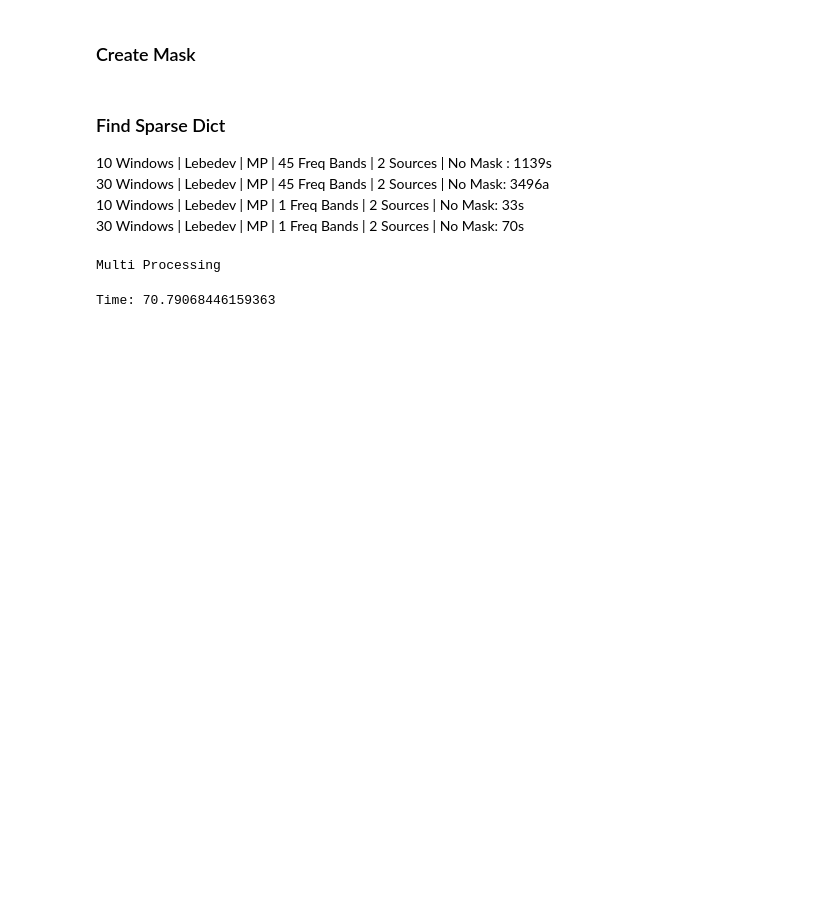
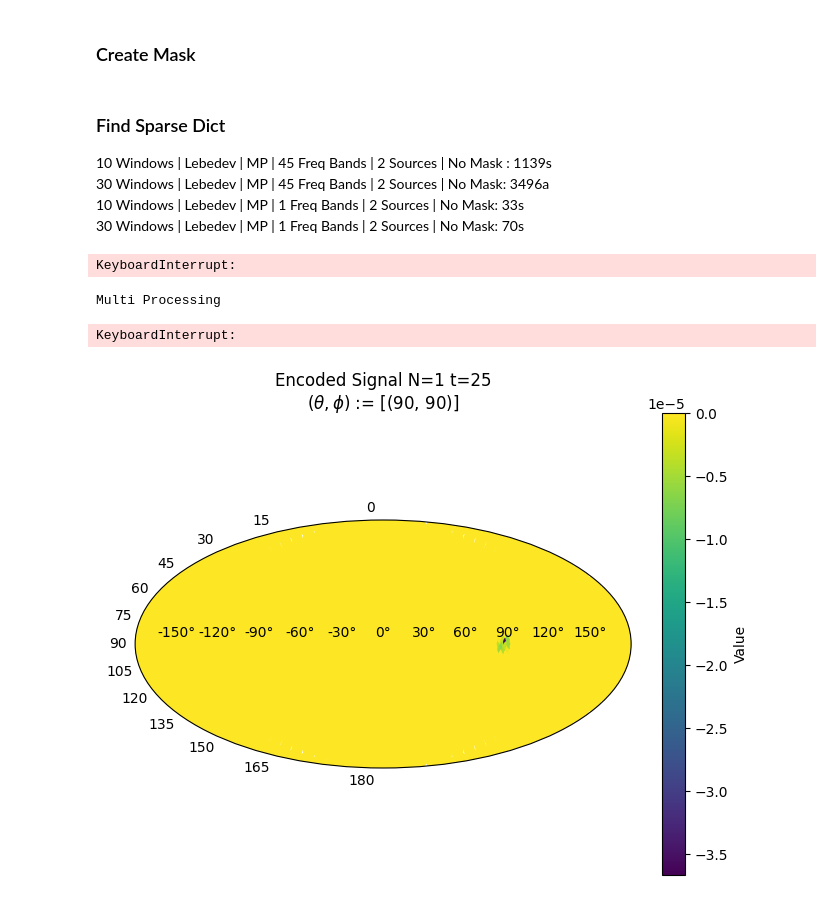
Before and after one commit to Amitmils/AmbisonicUpscaling, a Jupyter notebook: run_script.ipynb, the cells around one changed output. Saved outputs shown, nothing was run; the diff lists cells and outputs as text; code cells hidden in the pictures; blank space fills up the shorter version.

```diff
--- a/run_script.ipynb
+++ b/run_script.ipynb
@@ -86,12 +83,24 @@ else:
 30 Windows | Lebedev | MP | 45 Freq Bands | 2 Sources | No Mask: 3496a \
 10 Windows | Lebedev | MP | 1 Freq Bands | 2 Sources | No Mask:  33s \
 30 Windows | Lebedev | MP | 1 Freq Bands | 2 Sources | No Mask:  70s
+# %%
+Y_p = utils.create_sh_matrix(input_order, zen=sound_field.P_th, azi=sound_field.P_ph)
+opt = optimizer(Y_p, alpha=1, method=GD_OPT_METHOD)
+start = time.time()
+sound_field.get_sparse_dict_v2(opt,mask,multi_processing=True) #single processing progress bar doesnt work
+print(f"Time: {time.time()-start}")
+# %% [output]
+KeyboardInterrupt:
 # %%
 Y_p = utils.create_sh_matrix(input_order, zen=sound_field.P_th, azi=sound_field.P_ph)
 opt = optimizer(Y_p, alpha=1, method=GD_OPT_METHOD)
 start = time.time()
-s_dict_subbands = sound_field.get_sparse_dict(opt,mask,multi_processing=True) #single processing progress bar doesnt work
+sound_field.get_sparse_dict(opt,mask,multi_processing=True) #single processing progress bar doesnt work
 print(f"Time: {time.time()-start}")
 # %% [output]
 Multi Processing
-Time: 70.79068446159363
+KeyboardInterrupt:
+# %%
+sound_field.plot_sparse_dict(25)
+# %% [output]
+[figure, added]
```
Also changed, not shown: parts of 4 cells of this notebook, 3 other files.
